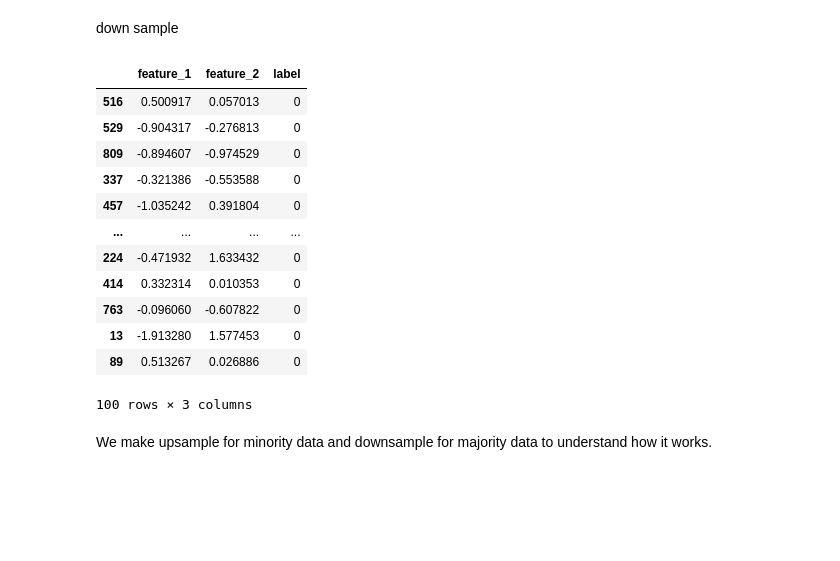
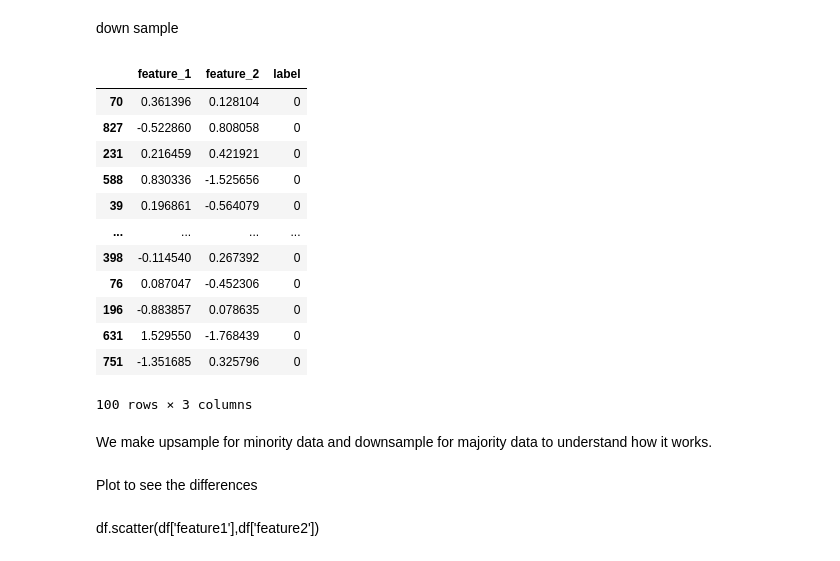
Before and after one commit to jahidsagar/Feature-Engineering, a Jupyter notebook: upsample_downsample.ipynb, the cells around one changed output. Cells and saved outputs as stored; diff of their text form; code cells hidden in the pictures; blank space fills up the shorter version.

```diff
--- a/upsample_downsample.ipynb
+++ b/upsample_downsample.ipynb
@@ -104,23 +105,28 @@ down sample
 # %%
 df_downsample_majority = resample(
     df_majority,
     replace = False,  # sample with replacement
-    n_samples = len(df_minority)
+    n_samples = len(df_minority),
+    random_state=42
 )
 df_downsample_majority
 # %% [output]
 |  | feature_1 | feature_2 | label |
-| 516 | 0.500917 | 0.057013 | 0 |
-| 529 | -0.904317 | -0.276813 | 0 |
-| 809 | -0.894607 | -0.974529 | 0 |
-| 337 | -0.321386 | -0.553588 | 0 |
-| 457 | -1.035242 | 0.391804 | 0 |
+| 70 | 0.361396 | 0.128104 | 0 |
+| 827 | -0.522860 | 0.808058 | 0 |
+| 231 | 0.216459 | 0.421921 | 0 |
+| 588 | 0.830336 | -1.525656 | 0 |
+| 39 | 0.196861 | -0.564079 | 0 |
 | ... | ... | ... | ... |
-| 224 | -0.471932 | 1.633432 | 0 |
-| 414 | 0.332314 | 0.010353 | 0 |
-| 763 | -0.096060 | -0.607822 | 0 |
-| 13 | -1.913280 | 1.577453 | 0 |
-| 89 | 0.513267 | 0.026886 | 0 |
+| 398 | -0.114540 | 0.267392 | 0 |
+| 76 | 0.087047 | -0.452306 | 0 |
+| 196 | -0.883857 | 0.078635 | 0 |
+| 631 | 1.529550 | -1.768439 | 0 |
+| 751 | -1.351685 | 0.325796 | 0 |
 100 rows × 3 columns
 # %% [markdown]
 We make upsample for minority data and downsample for majority data to understand how it works.
+# %% [markdown]
+Plot to see the differences
+# %% [markdown]
+df.scatter(df['feature1'],df['feature2'])
```
Also changed, not shown: parts of 9 cells of this notebook.
